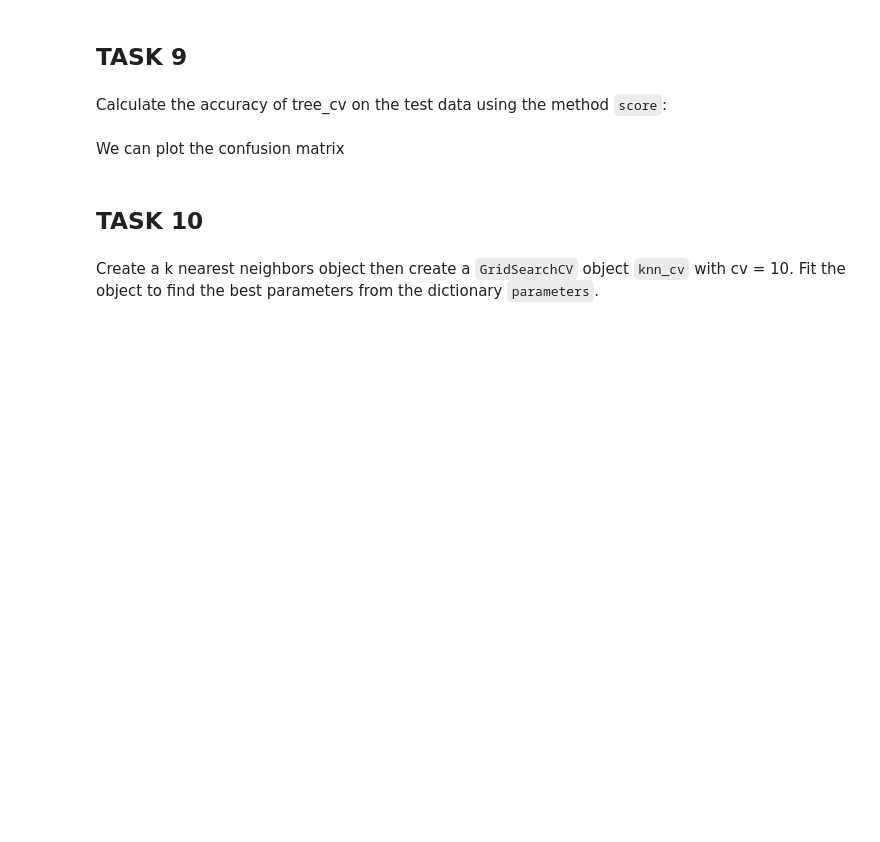
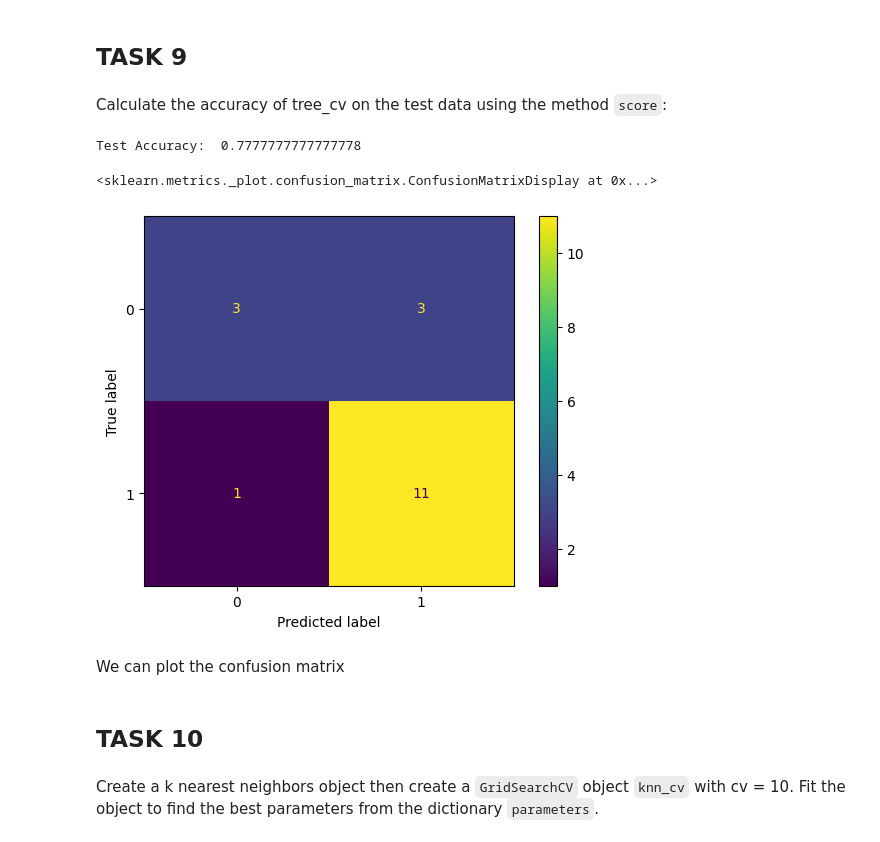
Before and after one commit to chekwube-ononuju/Applied-Data-Science-Capstone-Project, a Jupyter notebook: Space X Week 4 Lab/SpaceX_Machine Learning Prediction_Part_5.ipynb, the cells around one changed output. Cells and saved outputs as stored; diff of their text form; code cells hidden in the pictures; blank space fills up the shorter version.

```diff
--- a/Space X Week 4 Lab/SpaceX_Machine Learning Prediction_Part_5.ipynb
+++ b/Space X Week 4 Lab/SpaceX_Machine Learning Prediction_Part_5.ipynb
@@ -321,3 +371,29 @@ parameters = {'criterion': ['gini', 'entropy'],
      'min_samples_split': [2, 5, 10]}
 
 tree = DecisionTreeClassifier()
+# %%
+from sklearn.tree import DecisionTreeClassifier
+from sklearn.model_selection import GridSearchCV
+
+# Define the parameter grid
+parameters = {
+    'criterion': ['gini', 'entropy'],
+    'splitter': ['best', 'random'],
+    'max_depth': [2 * n for n in range(1, 10)],
+    'max_features': ['auto', 'sqrt'],
+    'min_samples_leaf': [1, 2, 4],
+    'min_samples_split': [2, 5, 10]
+}
+
+# Create a DecisionTreeClassifier object
+tree = DecisionTreeClassifier()
+
+# Create a GridSearchCV object with cv=10
+tree_cv = GridSearchCV(estimator=tree, param_grid=parameters, cv=10)
+
+# Fit the GridSearchCV object to find the best parameters
+tree_cv.fit(X_train, Y_train)
+
+# Print the best parameters and the best score
+print("Tuned Hyperparameters : (best parameters) ", tree_cv.best_params_)
+print("Accuracy :", tree_cv.best_score_)
@@ -328,6 +424,22 @@ print("accuracy :",tree_cv.best_score_)
 ## TASK  9
 # %% [markdown]
 Calculate the accuracy of tree_cv on the test data using the method <code>score</code>:
+# %%
+from sklearn.metrics import ConfusionMatrixDisplay, accuracy_score
+
+# Calculate the accuracy on the test data
+accuracy = tree_cv.score(X_test, Y_test)
+print("Test Accuracy: ", accuracy)
+
+# Predict the labels on the test data
+yhat = tree_cv.predict(X_test)
+
+# Plot the confusion matrix
+ConfusionMatrixDisplay.from_estimator(tree_cv, X_test, Y_test)
+# %% [output]
+Test Accuracy:  0.7777777777777778
+<sklearn.metrics._plot.confusion_matrix.ConfusionMatrixDisplay at 0x...>
+[figure, added]
 # %% [markdown]
 We can plot the confusion matrix
 # %%
```
Also changed, not shown: parts of 7 cells of this notebook.
